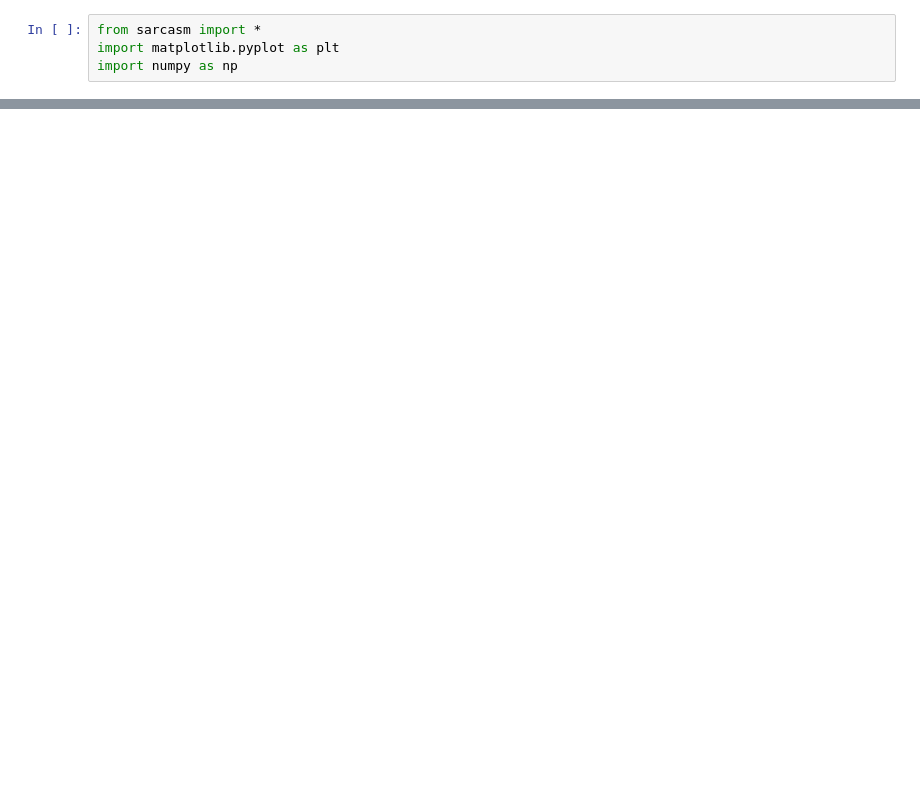
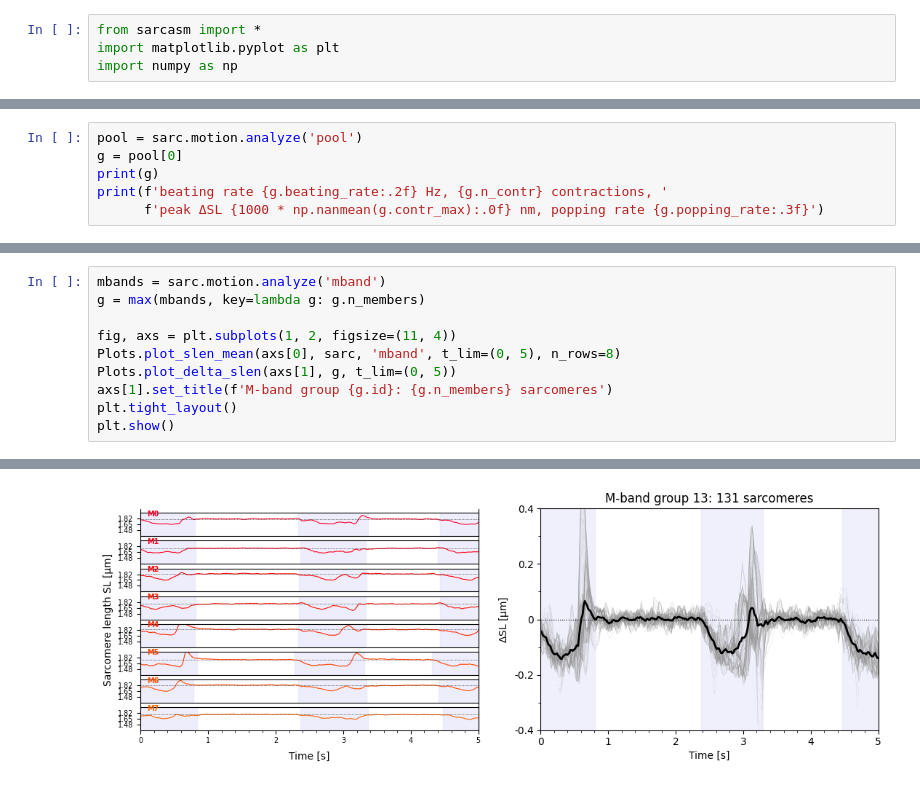
Before and after one commit to danihae/SarcAsM, a Jupyter notebook: docs/notebooks/tutorial_sarcomere_tracking.ipynb, the cells around one changed output, grey strips where cells are left out. Cells and saved outputs as stored; diff of their text form; blank space fills up the shorter version.

```diff
--- a/docs/notebooks/tutorial_sarcomere_tracking.ipynb
+++ b/docs/notebooks/tutorial_sarcomere_tracking.ipynb
@@ -379,0 +172,6 @@ n custom groups: 2
+# %%
+pool = sarc.motion.analyze('pool')
+g = pool[0]
+print(g)
+print(f'beating rate {g.beating_rate:.2f} Hz, {g.n_contr} contractions, '
+      f'peak ΔSL {1000 * np.nanmean(g.contr_max):.0f} nm, popping rate {g.popping_rate:.3f}')
@@ -379,0 +231,11 @@ n custom groups: 2
+# %%
+mbands = sarc.motion.analyze('mband')
+g = max(mbands, key=lambda g: g.n_members)
+
+fig, axs = plt.subplots(1, 2, figsize=(11, 4))
+Plots.plot_slen_mean(axs[0], sarc, 'mband', t_lim=(0, 5), n_rows=8)
+Plots.plot_delta_slen(axs[1], g, t_lim=(0, 5))
+axs[1].set_title(f'M-band group {g.id}: {g.n_members} sarcomeres')
+plt.tight_layout()
+plt.show()
+# %% [output]
@@ -379,0 +247 @@ n custom groups: 2
+[figure, added]
```
Also changed, not shown: parts of 76 cells of this notebook, 29 other files.
